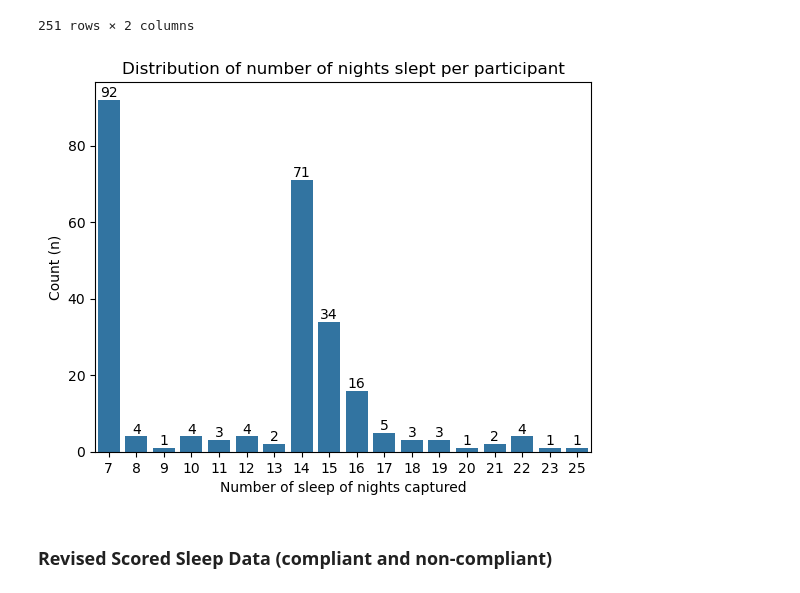
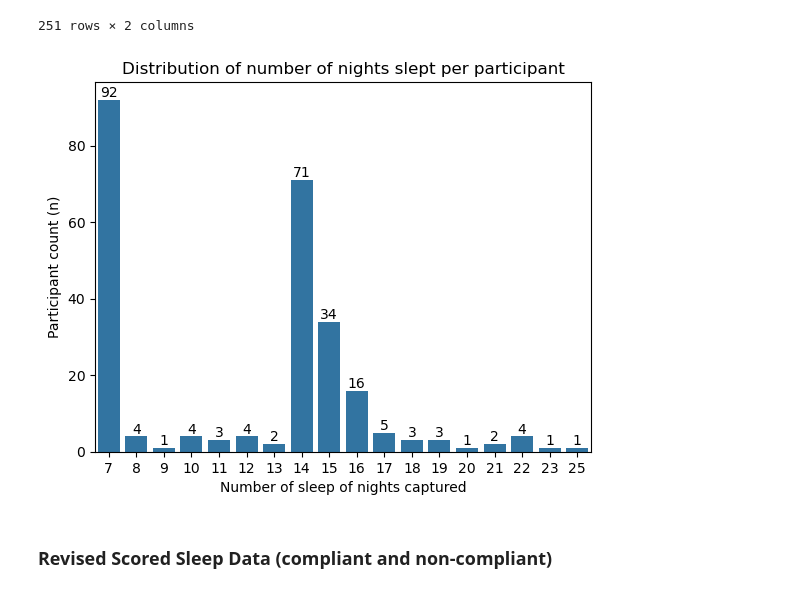
Before and after one commit to Tom-Gooding/Portfolio, a Jupyter notebook: Data_Projects/Rutgers Research/Rutgers_Sleep_Cannabis_Alcohol_study/RUmerging_sleep_actigraphy_data_091026.ipynb, the cells around one changed output. Cells and saved outputs as stored; diff of their text form; code cells hidden in the pictures.

```diff
--- a/Data_Projects/Rutgers Research/Rutgers_Sleep_Cannabis_Alcohol_study/RUmerging_sleep_actigraphy_data_091026.ipynb
+++ b/Data_Projects/Rutgers Research/Rutgers_Sleep_Cannabis_Alcohol_study/RUmerging_sleep_actigraphy_data_091026.ipynb
@@ -265,15 +265,15 @@ count_sorted
 # %%
 ax = sns.countplot(data=count_sorted, x='repeat_measures')
 ax.bar_label(ax.containers[0]
              )
 plt.xlabel('Number of sleep of nights captured')
-plt.ylabel('Count (n)')
+plt.ylabel('Participant count (n)')
 plt.title('Distribution of number of nights slept per participant')
 
 plt.savefig('sleep nights distribution.png')
 
 plt.show()
 # %% [output]
-[figure, old version]
+[figure, new version]
 # %% [markdown]
 ### Revised Scored Sleep Data (compliant and non-compliant)
```
Also changed, not shown: parts of 43 cells of this notebook, 1 other file.
